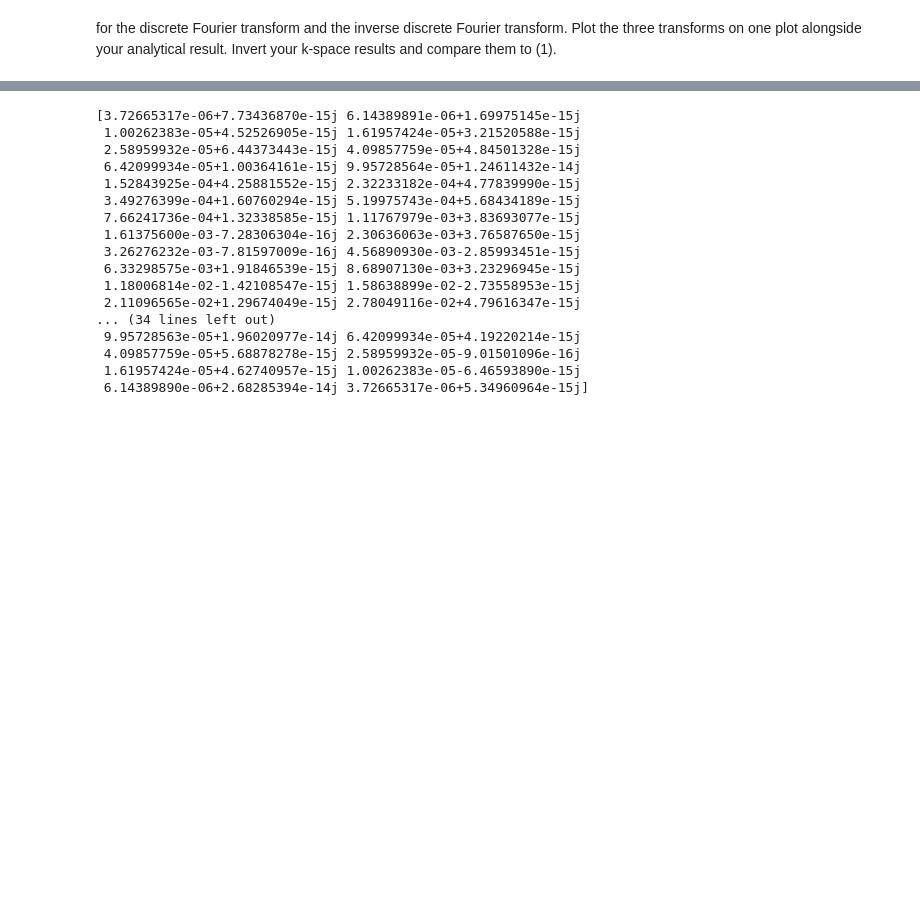
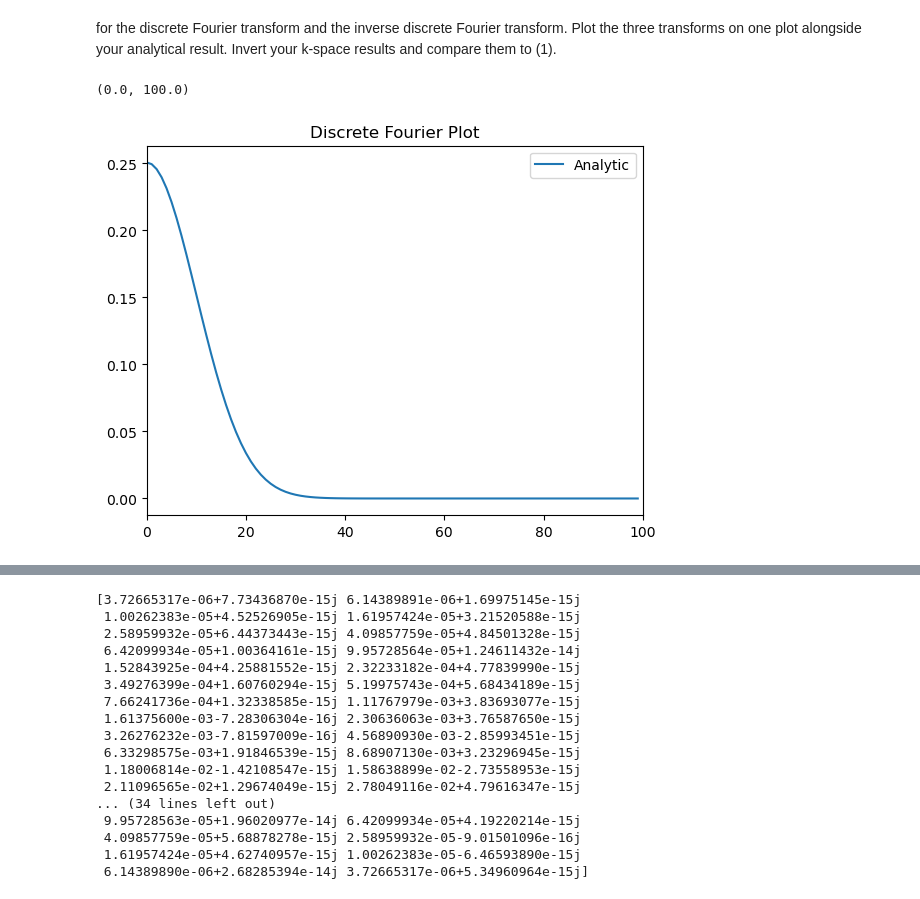
Before and after one commit to PolishJacob/ASTR5900_Projects, a Jupyter notebook: HW_05/Fourier.ipynb, the cells around one changed output, grey strips where cells are left out. Cells and saved outputs as stored; diff of their text form; code cells hidden in the pictures; blank space fills up the shorter version.

```diff
--- a/HW_05/Fourier.ipynb
+++ b/HW_05/Fourier.ipynb
@@ -56,2 +60,11 @@ x_500, Xm_500 = discrete_fourier(500)
+# %%
+# Plot analytic answer by itself first with N = 100
+plt.plot(k_100, analytical_func(k_100), label = "Analytic")
+plt.title("Discrete Fourier Plot")
+plt.legend()
+plt.xlim(0, 100)
+# %% [output]
+(0.0, 100.0)
+[figure, added]
 # %%
 # Plot each Fourier Transform together. Plotting the absolute value of Xm for each.
```
Also changed, not shown: parts of 18 cells of this notebook.
